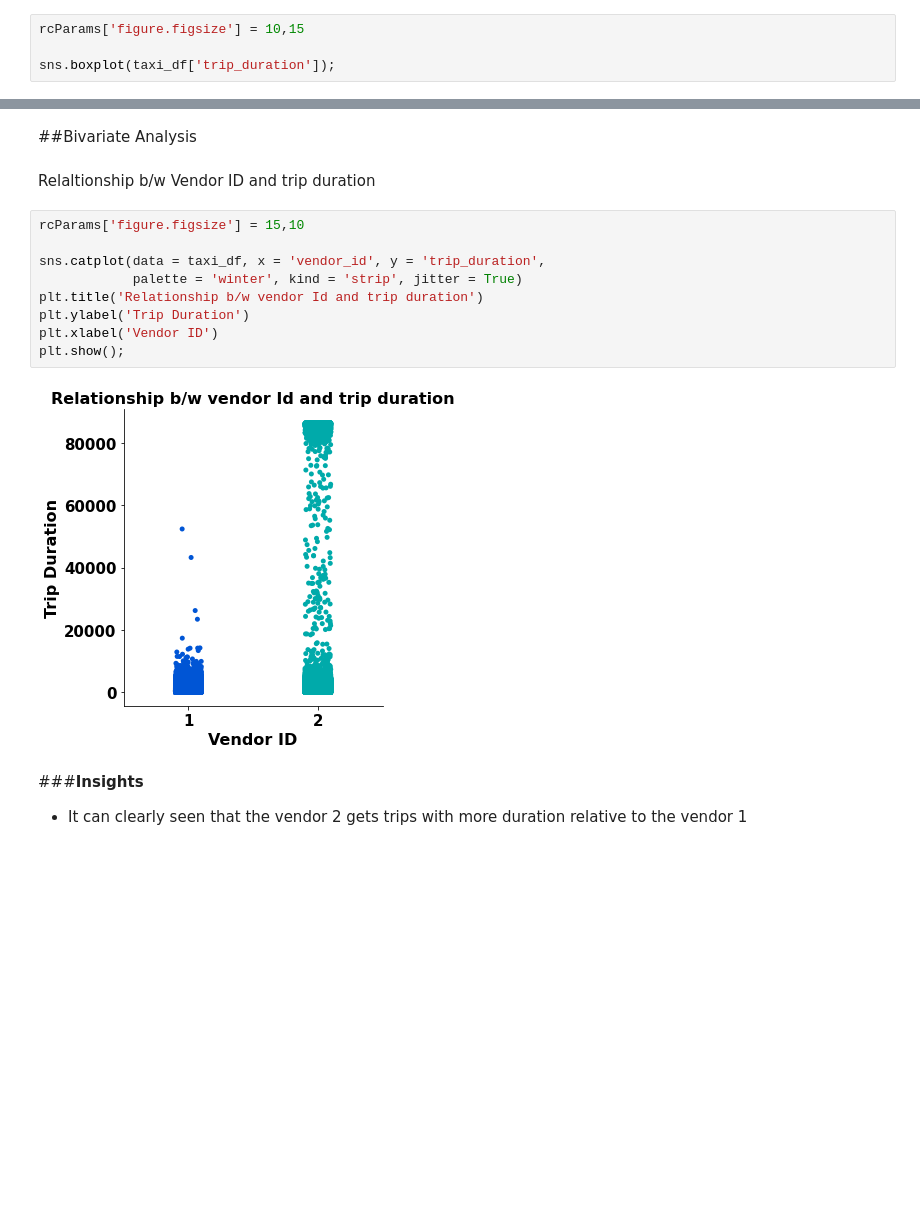
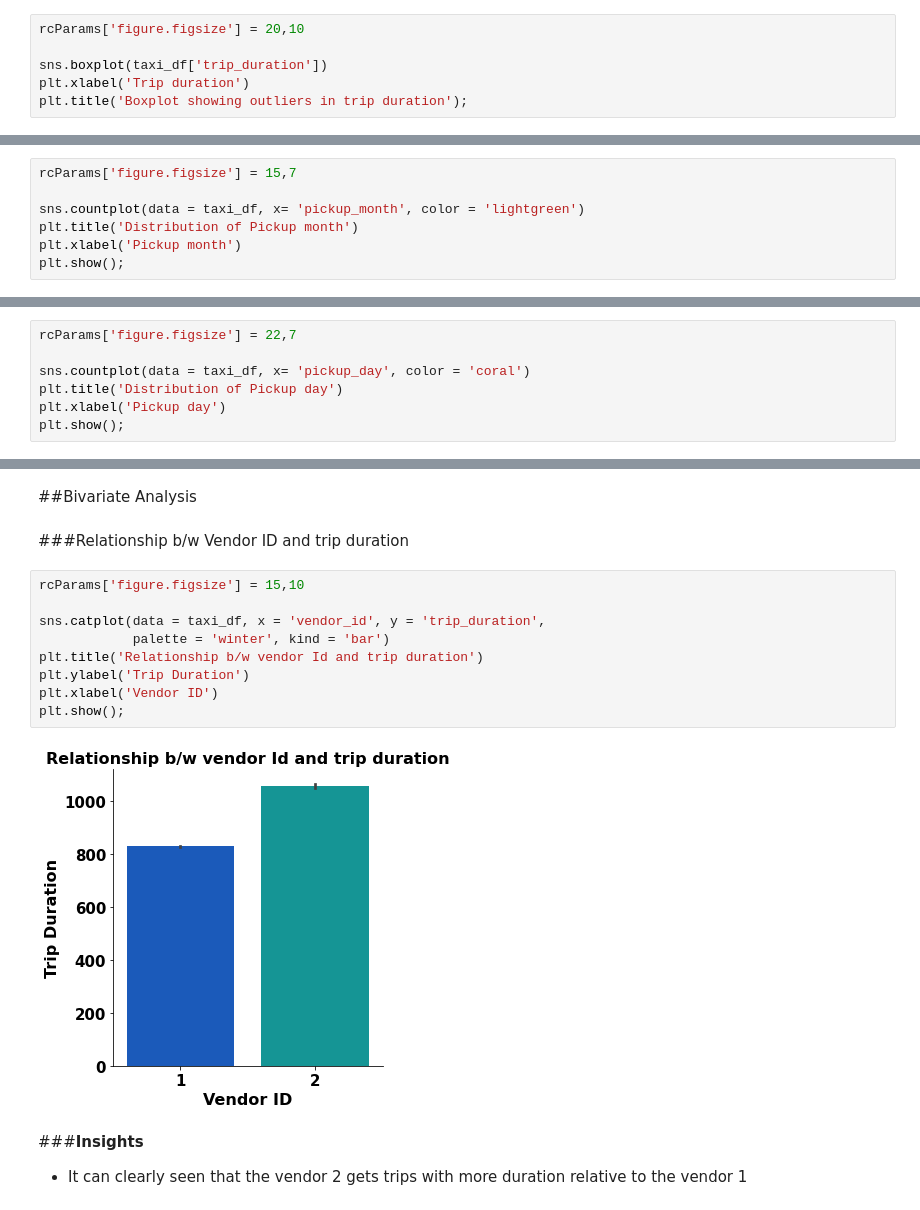
Before and after one commit to Kushan1001/NYC-Taxi-Trip-Time-Prediction, a Jupyter notebook: NYC_Taxi_Trip_Time_Prediction_Capstone_Project.ipynb, the cells around one changed output, grey strips where cells are left out. Cells and saved outputs as stored; diff of their text form; blank space fills up the shorter version.

```diff
--- a/NYC_Taxi_Trip_Time_Prediction_Capstone_Project.ipynb
+++ b/NYC_Taxi_Trip_Time_Prediction_Capstone_Project.ipynb
@@ -275,7 +287,9 @@ print(taxi_df['store_and_fwd_flag'].unique())
 # %% [markdown]
 ##Checking for Outliers
 # %%
-rcParams['figure.figsize'] = 10,15
+rcParams['figure.figsize'] = 20,10
 
-sns.boxplot(taxi_df['trip_duration']);
+sns.boxplot(taxi_df['trip_duration'])
+plt.xlabel('Trip duration')
+plt.title('Boxplot showing outliers in trip duration');
 # %% [output]
@@ -399,0 +416,7 @@ plt.show();
+# %%
+rcParams['figure.figsize'] = 15,7
+
+sns.countplot(data = taxi_df, x= 'pickup_month', color = 'lightgreen')
+plt.title('Distribution of Pickup month')
+plt.xlabel('Pickup month')
+plt.show();
@@ -399,0 +432,7 @@ plt.show();
+# %%
+rcParams['figure.figsize'] = 22,7
+
+sns.countplot(data = taxi_df, x= 'pickup_day', color = 'coral')
+plt.title('Distribution of Pickup day')
+plt.xlabel('Pickup day')
+plt.show();
@@ -440,18 +486,18 @@ plt.tight_layout();
 # %% [markdown]
 ##Bivariate Analysis
 # %% [markdown]
-Relaltionship b/w Vendor ID and trip duration
+###Relationship b/w Vendor ID and trip duration
 # %%
 rcParams['figure.figsize'] = 15,10
 
 sns.catplot(data = taxi_df, x = 'vendor_id', y = 'trip_duration',
-            palette = 'winter', kind = 'strip', jitter = True)
+            palette = 'winter', kind = 'bar')
 plt.title('Relationship b/w vendor Id and trip duration')
 plt.ylabel('Trip Duration')
 plt.xlabel('Vendor ID')
 plt.show();
 # %% [output]
-[figure, old version]
+[figure, new version]
 # %% [markdown]
 ###**Insights**
 
```
Also changed, not shown: parts of 41 cells of this notebook.
